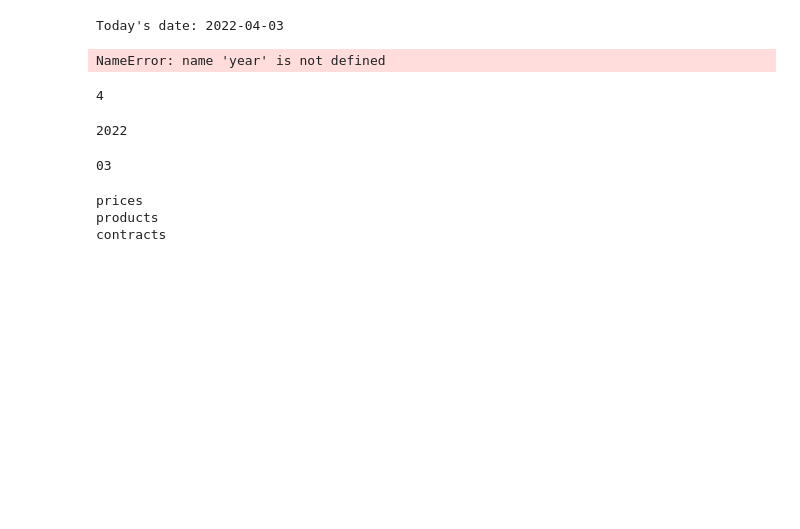
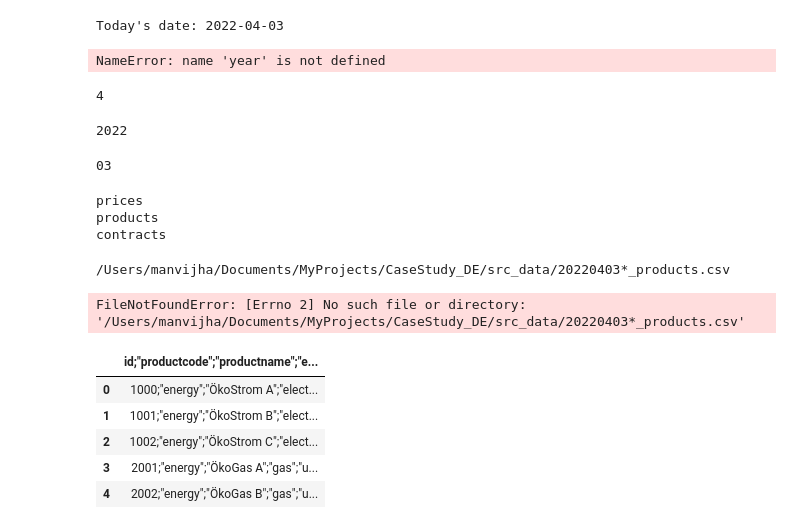
Before and after one commit to jha-manvi/CaseStudy_DE, a Jupyter notebook: case-study-nb.ipynb, the cells around one changed output. Drawn from its saved outputs; the diff is of its cells as text; code cells hidden in the pictures; blank space fills up the shorter version.

```diff
--- a/case-study-nb.ipynb
+++ b/case-study-nb.ipynb
@@ -385,0 +400,17 @@ contracts
+# %%
+print(f"{upload_path1}")
+# %% [output]
+/Users/manvijha/Documents/MyProjects/CaseStudy_DE/src_data/20220403*_products.csv
+# %%
+pd.read_csv(upload_path1)
+# %% [output]
+FileNotFoundError: [Errno 2] No such file or directory: '/Users/manvijha/Documents/MyProjects/CaseStudy_DE/src_data/20220403*_products.csv'
+# %%
+pd.read_csv("/Users/manvijha/Documents/MyProjects/CaseStudy_DE/src_data/20220403_products.csv")
+# %% [output]
+|  | id;"productcode";"productname";"e... |
+| 0 | 1000;"energy";"ÖkoStrom A";"elect... |
+| 1 | 1001;"energy";"ÖkoStrom B";"elect... |
+| 2 | 1002;"energy";"ÖkoStrom C";"elect... |
+| 3 | 2001;"energy";"ÖkoGas A";"gas";"u... |
+| 4 | 2002;"energy";"ÖkoGas B";"gas";"u... |
```
Also changed, not shown: parts of 15 cells of this notebook, 16 other files.
